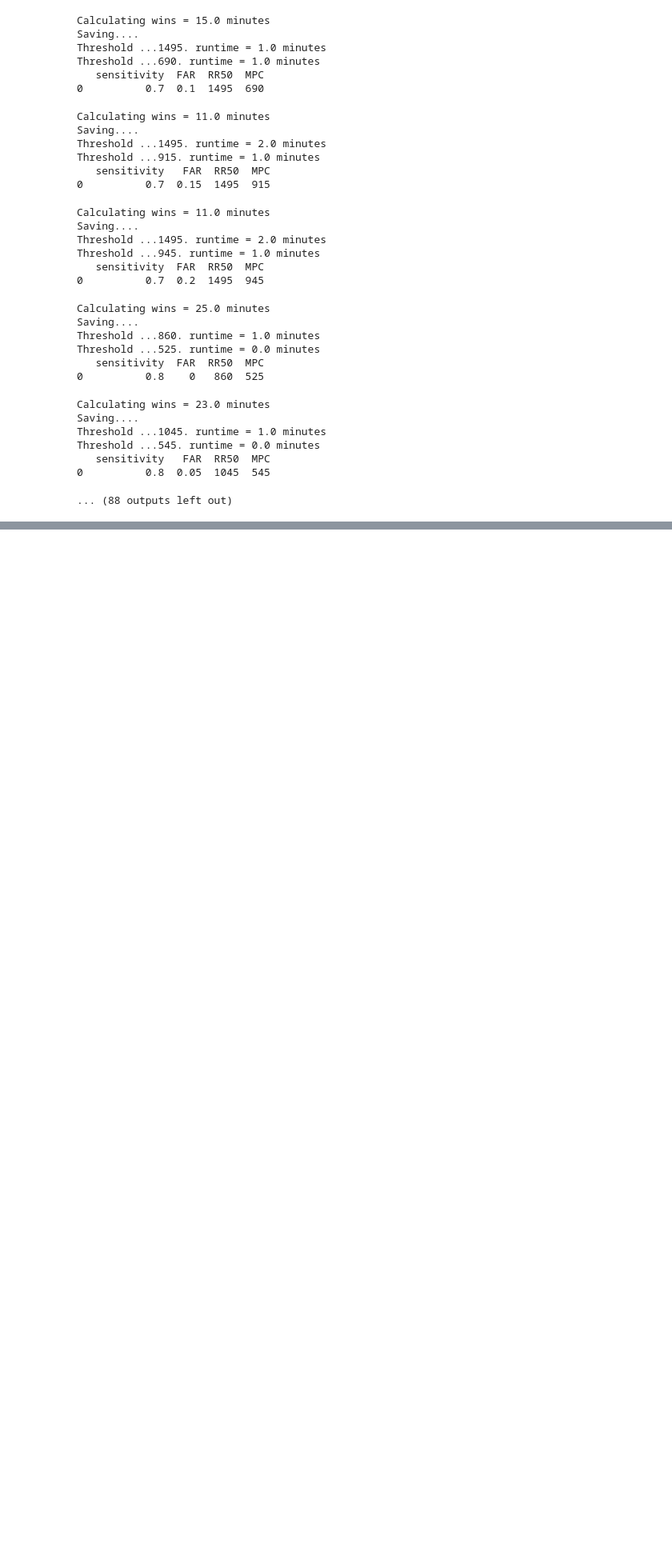
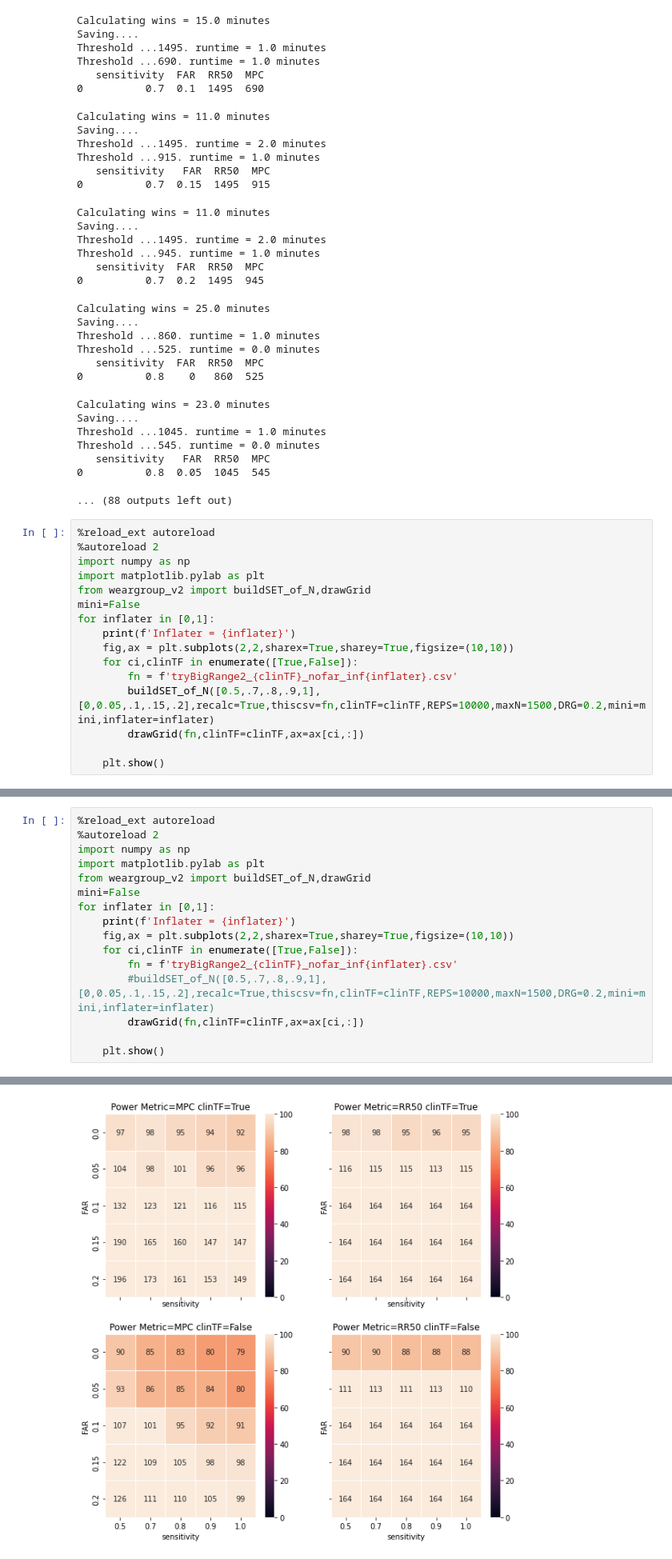
Before and after one commit to GoldenholzLab/WEARsimulator, a Jupyter notebook: playground_old.ipynb, the cells around one changed output, grey strips where cells are left out. Shown at 80% size. Drawn from its saved outputs; the diff is of its cells as text; blank space fills up the shorter version.

Commit message:
includes an early version of CLINIC use case "show_me_one" in weargroup_v2

```diff
--- a/playground_old.ipynb
+++ b/playground_old.ipynb
@@ -2750,3 +2750,19 @@ Threshold ...545. runtime = 0.0 minutes
    sensitivity   FAR  RR50  MPC
 0          0.8  0.05  1045  545
 ... (88 outputs left out)
+# %%
+%reload_ext autoreload
+%autoreload 2
+import numpy as np
+import matplotlib.pylab as plt
+from weargroup_v2 import buildSET_of_N,drawGrid
+mini=False
+for inflater in [0,1]:
+    print(f'Inflater = {inflater}')
+    fig,ax = plt.subplots(2,2,sharex=True,sharey=True,figsize=(10,10))
+    for ci,clinTF in enumerate([True,False]):
+        fn = f'tryBigRange2_{clinTF}_nofar_inf{inflater}.csv'
+        buildSET_of_N([0.5,.7,.8,.9,1],[0,0.05,.1,.15,.2],recalc=True,thiscsv=fn,clinTF=clinTF,REPS=10000,maxN=1500,DRG=0.2,mini=mini,inflater=inflater)
+        drawGrid(fn,clinTF=clinTF,ax=ax[ci,:])
+
+    plt.show()
@@ -2752,0 +2838,17 @@ Threshold ...545. runtime = 0.0 minutes
+# %%
+%reload_ext autoreload
+%autoreload 2
+import numpy as np
+import matplotlib.pylab as plt
+from weargroup_v2 import buildSET_of_N,drawGrid
+mini=False
+for inflater in [0,1]:
+    print(f'Inflater = {inflater}')
+    fig,ax = plt.subplots(2,2,sharex=True,sharey=True,figsize=(10,10))
+    for ci,clinTF in enumerate([True,False]):
+        fn = f'tryBigRange2_{clinTF}_nofar_inf{inflater}.csv'
+        #buildSET_of_N([0.5,.7,.8,.9,1],[0,0.05,.1,.15,.2],recalc=True,thiscsv=fn,clinTF=clinTF,REPS=10000,maxN=1500,DRG=0.2,mini=mini,inflater=inflater)
+        drawGrid(fn,clinTF=clinTF,ax=ax[ci,:])
+
+    plt.show()
+# %% [output]
@@ -2752,0 +2856 @@ Threshold ...545. runtime = 0.0 minutes
+[figure, added]
```
Also changed, not shown: parts of 4 cells of this notebook, 4 other files.
